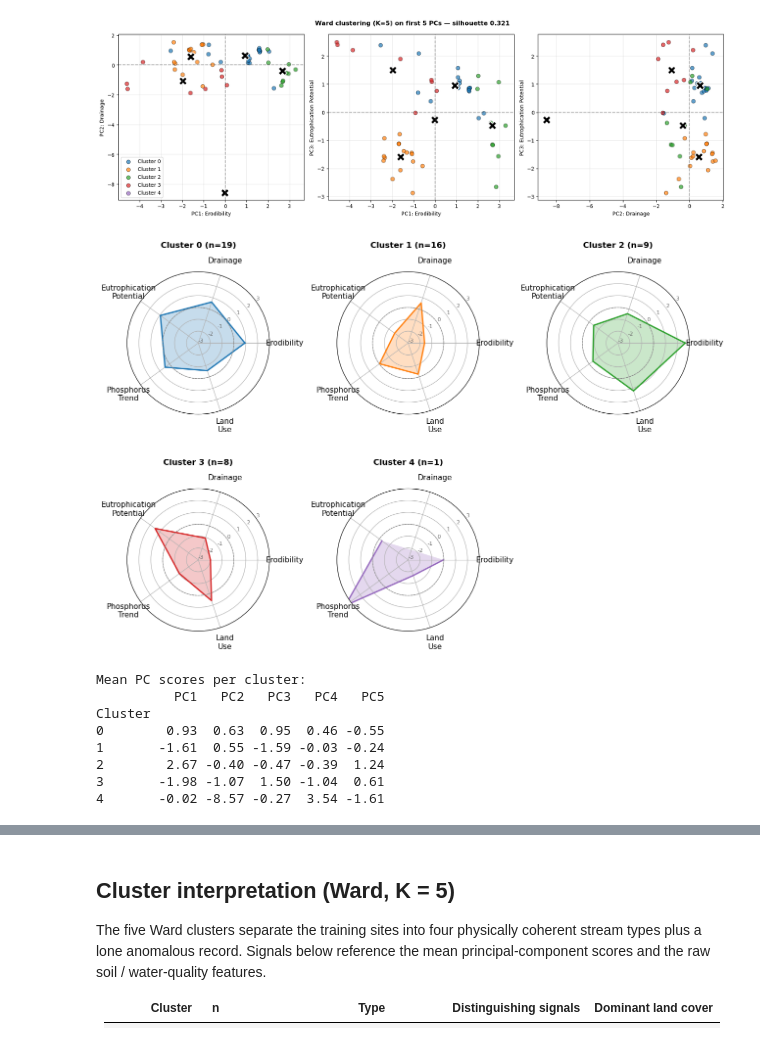
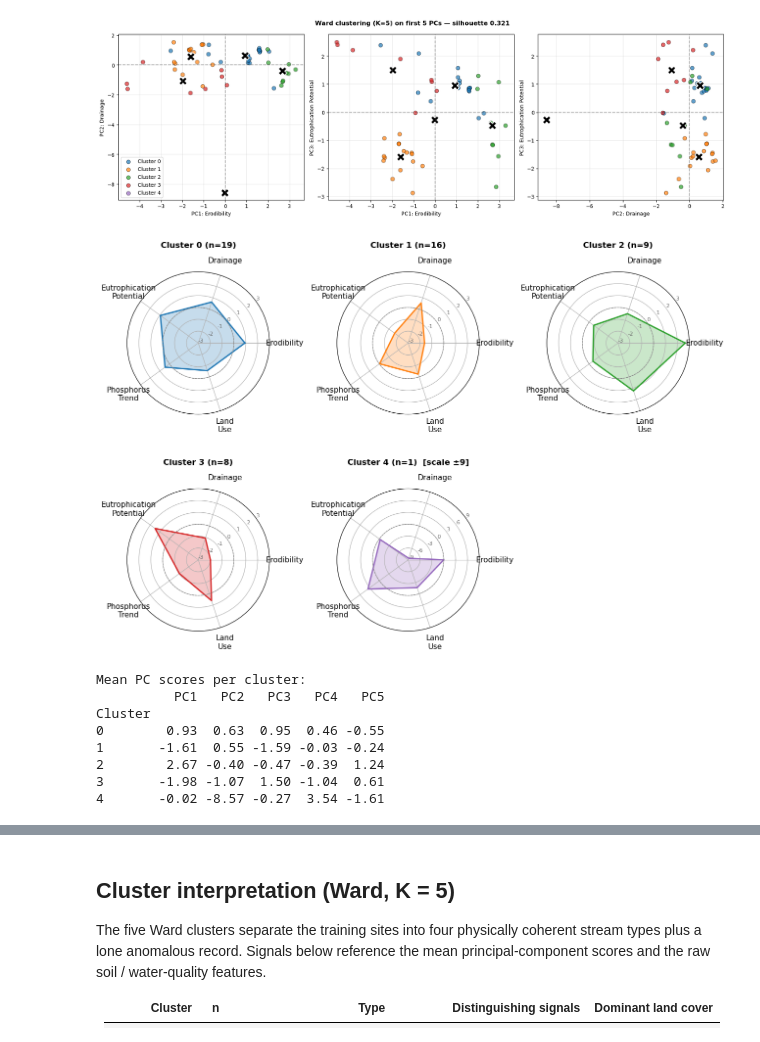
Before and after one commit to narslab/stream-station-typology, a Jupyter notebook: bin/ss-typology.ipynb, the cells around one changed output, grey strips where cells are left out. Saved outputs shown, nothing was run; the diff lists cells and outputs as text; code cells hidden in the pictures.

```diff
--- a/bin/ss-typology.ipynb
+++ b/bin/ss-typology.ipynb
@@ -386,8 +386,14 @@ pc_mean = pd.DataFrame(Z, columns=pc_cols).assign(Cluster=labels).groupby("Clust
 angles = np.linspace(0, 2 * np.pi, N_PCS_CLUSTER, endpoint=False)
 loop = np.concatenate([angles, angles[:1]])
 ring = np.linspace(0, 2 * np.pi, 100)
-rmax = 3                                  # cap the scale at 3 so profiles read larger
-rticks = np.arange(-rmax, rmax + 1, 1)    # -3, -2, ... , 3 (Cluster 4 clips beyond)
+
+def radial_scale(cluster_max):
+    """Shared +/-3 scale for typical clusters; auto-widened for outliers."""
+    if cluster_max <= 3:
+        return 3, np.arange(-3, 4, 1)
+    step = max(1, round(np.ceil(cluster_max) / 3))
+    top = step * int(np.ceil(cluster_max / step))
+    return top, np.arange(-top, top + step, step)
 
 def wrap2(name):
     """Break a component name onto two lines so labels clear the axes."""
@@ -395,38 +401,40 @@ def wrap2(name):
     if len(words) == 1:
         return name
     mid = len(words) // 2
     return " ".join(words[:mid]) + "\n" + " ".join(words[mid:])
 
 axis_labels = [wrap2(PC_NAMES[f"PC{i+1}"]) for i in range(N_PCS_CLUSTER)]
 
 nrow, ncol = 2, 3          # 3 radars on top, 2 below (K = 5)
 fig, axes = plt.subplots(nrow, ncol, figsize=(13, 9), subplot_kw=dict(polar=True))
 axes = axes.ravel()
 for c in range(K):
     ax = axes[c]
     vals = pc_mean.loc[c].tolist() + pc_mean.loc[c].tolist()[:1]
     ax.plot(loop, vals, color=PALETTE[c], lw=2)
     ax.fill(loop, vals, color=PALETTE[c], alpha=.25)
     ax.plot(ring, [0] * 100, color="grey", lw=.8, ls="--")
     ax.set_xticks(angles)
     ax.set_xticklabels(axis_labels, fontsize=11)
     ax.tick_params(axis="x", pad=12)
-    ax.set_ylim(-rmax, rmax)
-    ax.set_yticks(rticks)
-    ax.set_yticklabels([f"{t:g}" for t in rticks], fontsize=8, color="dimgrey")
+    rmax_c, rticks_c = radial_scale(np.abs(pc_mean.loc[c].values).max())
+    ax.set_ylim(-rmax_c, rmax_c)
+    ax.set_yticks(rticks_c)
+    ax.set_yticklabels([f"{t:g}" for t in rticks_c], fontsize=8, color="dimgrey")
     ax.set_rlabel_position(36)
-    ax.set_title(f"Cluster {c} (n={int((labels == c).sum())})",
+    scale_note = "" if rmax_c == 3 else f"  [scale ±{rmax_c:g}]"
+    ax.set_title(f"Cluster {c} (n={int((labels == c).sum())}){scale_note}",
                  fontsize=12, fontweight="bold", pad=14)
 for j in range(K, nrow * ncol):
     fig.delaxes(axes[j])
 fig.tight_layout()
 fig.savefig(FIG / "typology-radar.png", dpi=200, bbox_inches="tight")
 plt.show()
 
 print("Mean PC scores per cluster:")
 print(pc_mean.round(2).to_string())
 # %% [output]
-[figure, old version]
+[figure, new version]
 Mean PC scores per cluster:
           PC1   PC2   PC3   PC4   PC5
 Cluster
```
Also changed, not shown: parts of 1 cell of this notebook, 3 other files.
